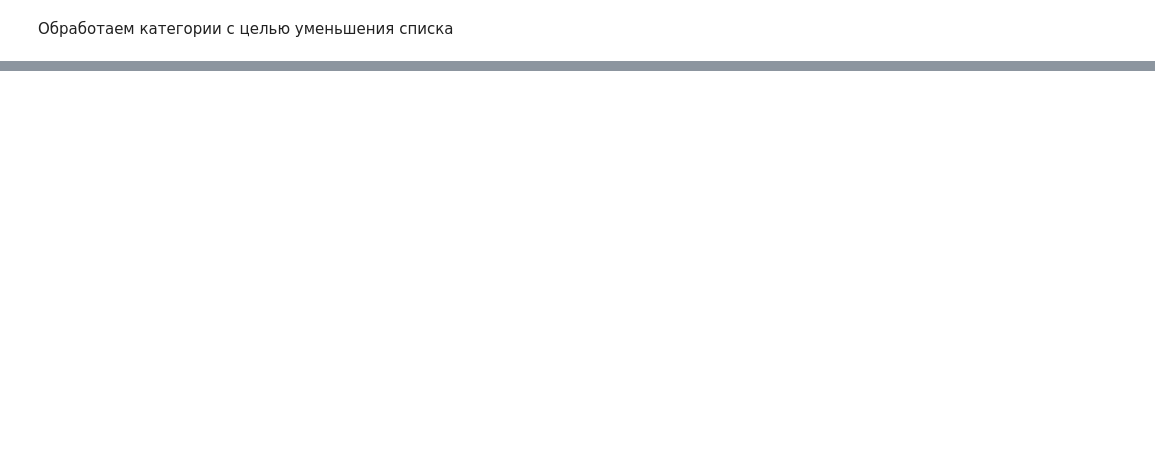
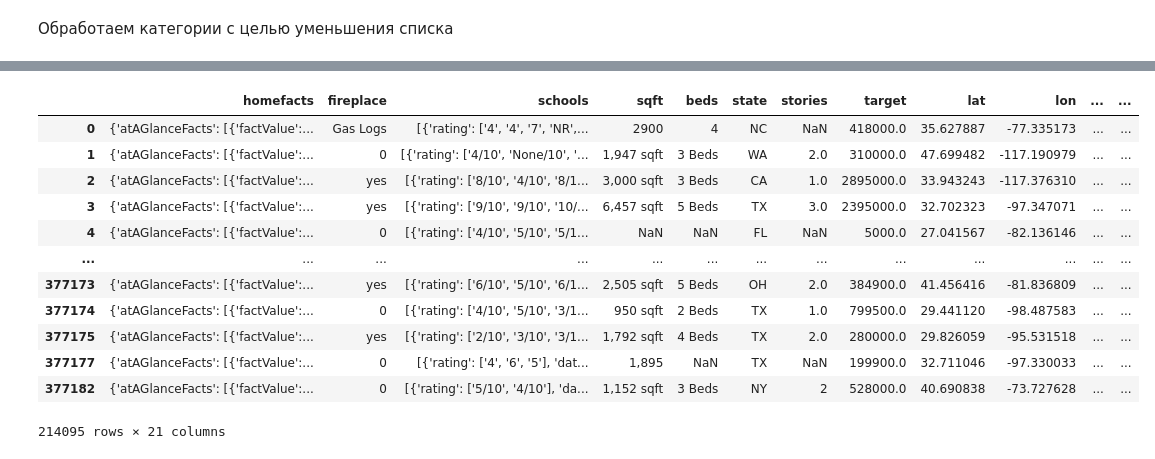
Before and after one commit to nik-gorby/diplom, a Jupyter notebook: diplom.ipynb, the cells around one changed output, grey strips where cells are left out. Cells and saved outputs as stored; diff of their text form; code cells hidden in the pictures; blank space fills up the shorter version.

```diff
--- a/diplom.ipynb
+++ b/diplom.ipynb
@@ -417,0 +541,20 @@ df['property_type'].value_counts()
+# %%
+df = pd.get_dummies(df, columns=['property_type'], dtype=int)
+# %%
+df['fireplace'] = df['fireplace'].fillna(0)
+df['fireplace'] = df['fireplace'].astype(str)
+code_rare_categories(df=df, column='fireplace', threshold=0.1, new_val='other')
+# %% [output]
+|  | homefacts | fireplace | schools | sqft | beds | state | stories | target | lat | lon | ... | ... |
+| 0 | {'atAGlanceFacts': [{'factValue':... | Gas Logs | [{'rating': ['4', '4', '7', 'NR',... | 2900 | 4 | NC | NaN | 418000.0 | 35.627887 | -77.335173 | ... | ... |
+| 1 | {'atAGlanceFacts': [{'factValue':... | 0 | [{'rating': ['4/10', 'None/10', '... | 1,947 sqft | 3 Beds | WA | 2.0 | 310000.0 | 47.699482 | -117.190979 | ... | ... |
+| 2 | {'atAGlanceFacts': [{'factValue':... | yes | [{'rating': ['8/10', '4/10', '8/1... | 3,000 sqft | 3 Beds | CA | 1.0 | 2895000.0 | 33.943243 | -117.376310 | ... | ... |
+| 3 | {'atAGlanceFacts': [{'factValue':... | yes | [{'rating': ['9/10', '9/10', '10/... | 6,457 sqft | 5 Beds | TX | 3.0 | 2395000.0 | 32.702323 | -97.347071 | ... | ... |
+| 4 | {'atAGlanceFacts': [{'factValue':... | 0 | [{'rating': ['4/10', '5/10', '5/1... | NaN | NaN | FL | NaN | 5000.0 | 27.041567 | -82.136146 | ... | ... |
+| ... | ... | ... | ... | ... | ... | ... | ... | ... | ... | ... | ... | ... |
+| 377173 | {'atAGlanceFacts': [{'factValue':... | yes | [{'rating': ['6/10', '5/10', '6/1... | 2,505 sqft | 5 Beds | OH | 2.0 | 384900.0 | 41.456416 | -81.836809 | ... | ... |
+| 377174 | {'atAGlanceFacts': [{'factValue':... | 0 | [{'rating': ['4/10', '5/10', '3/1... | 950 sqft | 2 Beds | TX | 1.0 | 799500.0 | 29.441120 | -98.487583 | ... | ... |
+| 377175 | {'atAGlanceFacts': [{'factValue':... | yes | [{'rating': ['2/10', '3/10', '3/1... | 1,792 sqft | 4 Beds | TX | 2.0 | 280000.0 | 29.826059 | -95.531518 | ... | ... |
+| 377177 | {'atAGlanceFacts': [{'factValue':... | 0 | [{'rating': ['4', '6', '5'], 'dat... | 1,895 | NaN | TX | NaN | 199900.0 | 32.711046 | -97.330033 | ... | ... |
+| 377182 | {'atAGlanceFacts': [{'factValue':... | 0 | [{'rating': ['5/10', '4/10'], 'da... | 1,152 sqft | 3 Beds | NY | 2 | 528000.0 | 40.690838 | -73.727628 | ... | ... |
+214095 rows × 21 columns
```
Also changed, not shown: parts of 64 cells of this notebook, 2 other files.
